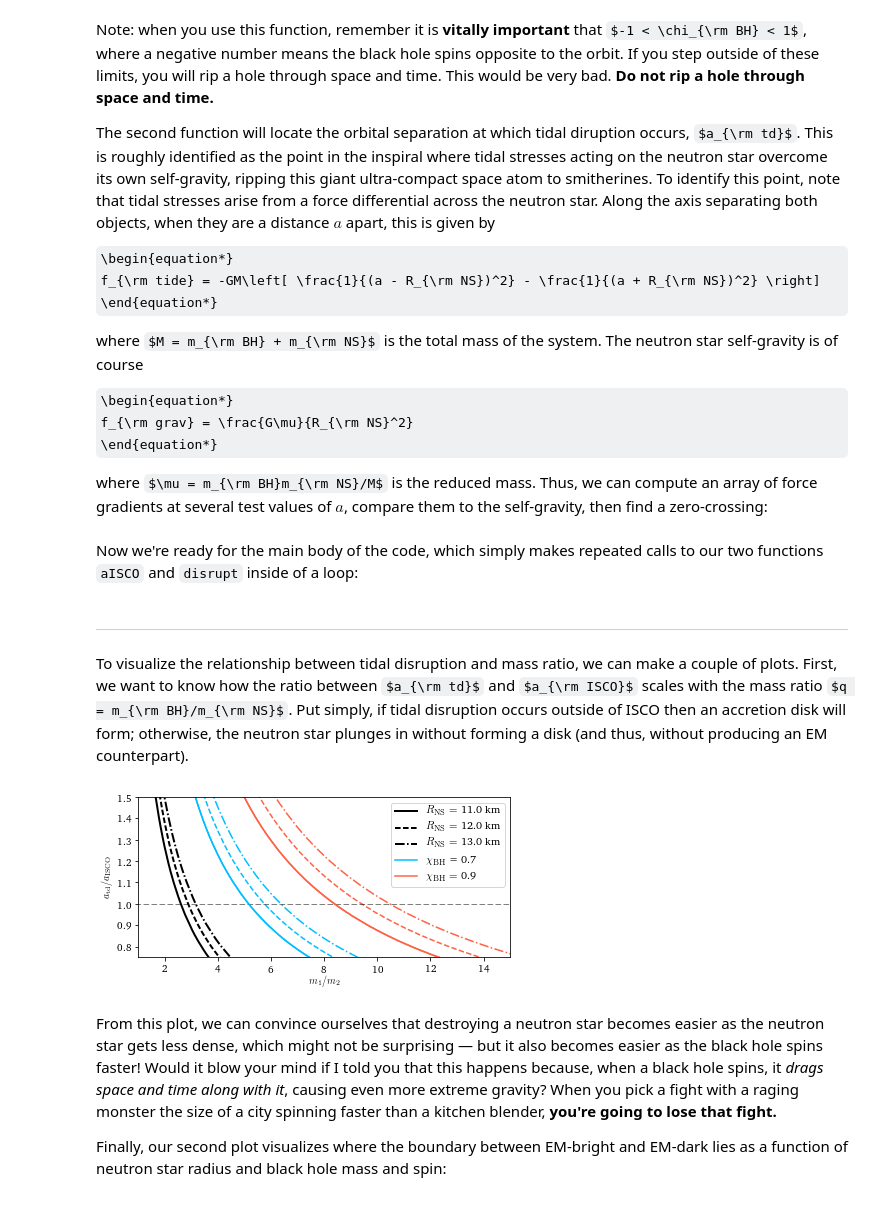
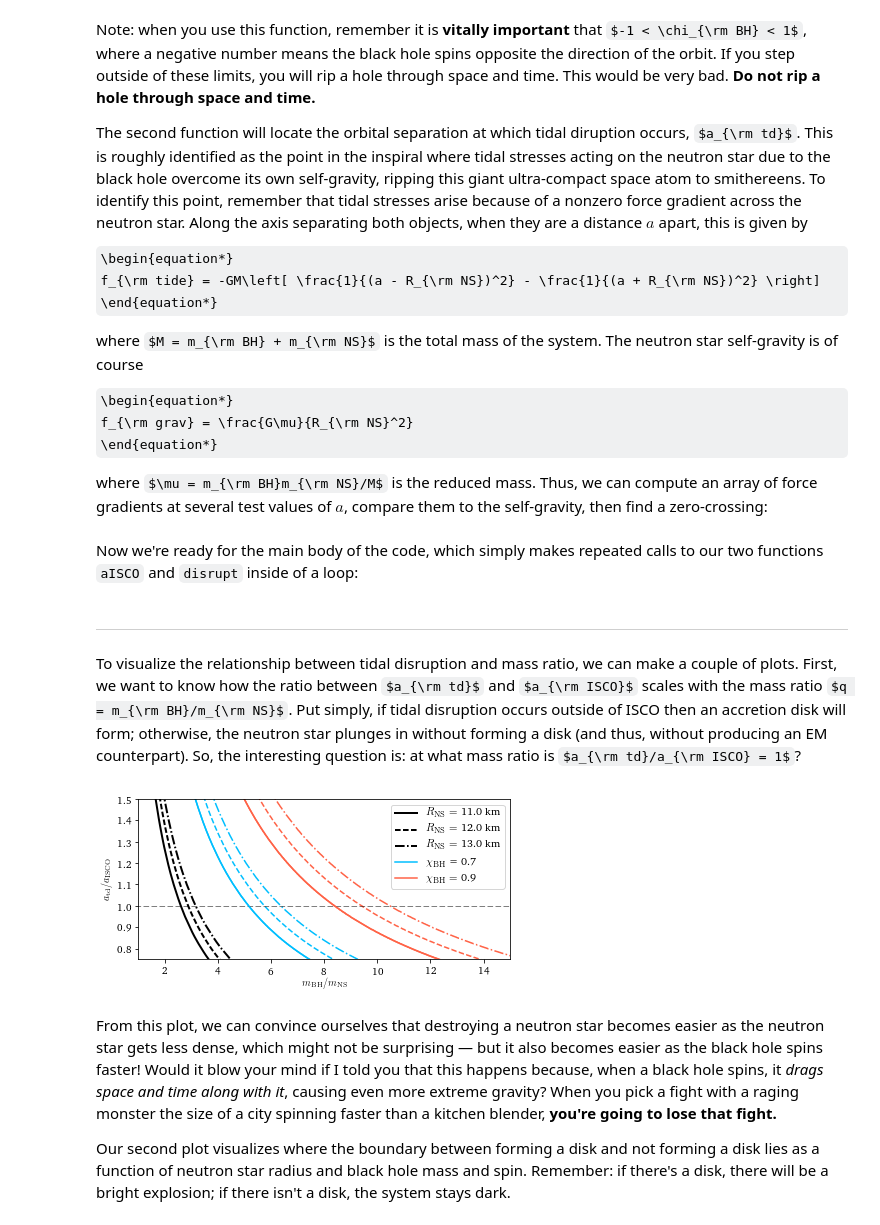
Before and after one commit to alurban/mentoring, a Jupyter notebook: tidal_distortion/disruption/disruption_point.ipynb, the cells around one changed output. Drawn from its saved outputs; the diff is of its cells as text; code cells hidden in the pictures; some formulas as TeX source.

```diff
--- a/tidal_distortion/disruption/disruption_point.ipynb
+++ b/tidal_distortion/disruption/disruption_point.ipynb
@@ -49,9 +49,9 @@ def aISCO(m, chi):
     f = 3 + Z2 - np.sign(chi) * np.sqrt((3 - Z1) * (3 + Z1 + 2*Z2))
     return f * G * m / c**2
 # %% [markdown]
-Note: when you use this function, remember it is **vitally important** that $-1 < \chi_{\rm BH} < 1$, where a negative number means the black hole spins opposite to the orbit. If you step outside of these limits, you will rip a hole through space and time. This would be very bad. **Do not rip a hole through space and time.**
+Note: when you use this function, remember it is **vitally important** that $-1 < \chi_{\rm BH} < 1$, where a negative number means the black hole spins opposite the direction of the orbit. If you step outside of these limits, you will rip a hole through space and time. This would be very bad. **Do not rip a hole through space and time.**
 
-The second function will locate the orbital separation at which tidal diruption occurs, $a_{\rm td}$. This is roughly identified as the point in the inspiral where tidal stresses acting on the neutron star overcome its own self-gravity, ripping this giant ultra-compact space atom to smitherines. To identify this point, note that tidal stresses arise from a force differential across the neutron star. Along the axis separating both objects, when they are a distance $a$ apart, this is given by
+The second function will locate the orbital separation at which tidal diruption occurs, $a_{\rm td}$. This is roughly identified as the point in the inspiral where tidal stresses acting on the neutron star due to the black hole overcome its own self-gravity, ripping this giant ultra-compact space atom to smithereens. To identify this point, remember that tidal stresses arise because of a nonzero force gradient across the neutron star. Along the axis separating both objects, when they are a distance $a$ apart, this is given by
 
 \begin{equation*}
 f_{\rm tide} = -GM\left[ \frac{1}{(a - R_{\rm NS})^2} - \frac{1}{(a + R_{\rm NS})^2} \right]
@@ -88,35 +88,35 @@ for i in xrange(len(R_NS)):
         atd[i] = np.append( atd[i], disrupt(m_BH, R_NS[i]) )
 # %% [markdown]
 ---
-To visualize the relationship between tidal disruption and mass ratio, we can make a couple of plots. First, we want to know how the ratio between $a_{\rm td}$ and $a_{\rm ISCO}$ scales with the mass ratio $q = m_{\rm BH}/m_{\rm NS}$. Put simply, if tidal disruption occurs outside of ISCO then an accretion disk will form; otherwise, the neutron star plunges in without forming a disk (and thus, without producing an EM counterpart).
+To visualize the relationship between tidal disruption and mass ratio, we can make a couple of plots. First, we want to know how the ratio between $a_{\rm td}$ and $a_{\rm ISCO}$ scales with the mass ratio $q = m_{\rm BH}/m_{\rm NS}$. Put simply, if tidal disruption occurs outside of ISCO then an accretion disk will form; otherwise, the neutron star plunges in without forming a disk (and thus, without producing an EM counterpart). So, the interesting question is: at what mass ratio is $a_{\rm td}/a_{\rm ISCO} = 1$?
 # %%
 # Plot the ratio of a_td/a_ISCO as a function of direct mass ratio.
 fig = plt.figure( figsize=(6, 3) )
 ax = fig.add_subplot(1, 1, 1)
 ls = ['solid', 'dashed', 'dashdot']
 for i in xrange(len(R_NS)):
     ax.plot(masses/m_NS, atd[i]/aISCO(masses, 0), 'k', linestyle=ls[i], linewidth=2.,
         label=r'$R_{\rm NS} =$ %.1f km' % (R_NS[i]/1e3))
     ax.plot(masses/m_NS, atd[i]/aISCO(masses, 0.7), 'DeepSkyBlue', linestyle=ls[i])
     ax.plot(masses/m_NS, atd[i]/aISCO(masses, 0.9), 'Tomato', linestyle=ls[i])
 ax.plot([0, 25], [1, 1], 'k--', linewidth=0.5)
 ax.plot(masses/m_NS, atd[0]/aISCO(masses, 0.7), 'DeepSkyBlue', label=r'$\chi_{\rm BH}$ = 0.7')
 ax.plot(masses/m_NS, atd[0]/aISCO(masses, 0.9), 'Tomato', label=r'$\chi_{\rm BH} =$ 0.9')
 ax.set_xlim([1, 15])
-ax.set_xlabel('$m_1/m_2$')
+ax.set_xlabel(r'$m_{\rm BH}/m_{\rm NS}$')
 ax.set_ylim([0.75, 1.5])
 ax.set_ylabel(r'$a_{\rm td}/a_{\rm ISCO}$')
 ax.xaxis.set_major_formatter(ticker.FormatStrFormatter("%d"))
 ax.yaxis.set_major_formatter(ticker.FormatStrFormatter("%.1f"))
 ax.legend(loc=1, fontsize=11, fancybox=True)
 fig.tight_layout()
 plt.savefig('disruption_point.pdf')
 # %% [output]
-[figure, old version]
+[figure, new version]
 # %% [markdown]
 From this plot, we can convince ourselves that destroying a neutron star becomes easier as the neutron star gets less dense, which might not be surprising &mdash; but it also becomes easier as the black hole spins faster! Would it blow your mind if I told you that this happens because, when a black hole spins, it *drags space and time along with it*, causing even more extreme gravity? When you pick a fight with a raging monster the size of a city spinning faster than a kitchen blender, **you're going to lose that fight.**
 
-Finally, our second plot visualizes where the boundary between EM-bright and EM-dark lies as a function of neutron star radius and black hole mass and spin:
+Our second plot visualizes where the boundary between forming a disk and not forming a disk lies as a function of neutron star radius and black hole mass and spin. Remember: if there's a disk, there will be a bright explosion; if there isn't a disk, the system stays dark.
 # %%
 # For each NS radius, plot the boundary where a_td = a_ISCO as a function of BH mass and spin.
 chi_BH = np.linspace(0, 0.999, 100)  # range of BH spins
```
Also changed, not shown: parts of 7 cells of this notebook, 1 other file.
